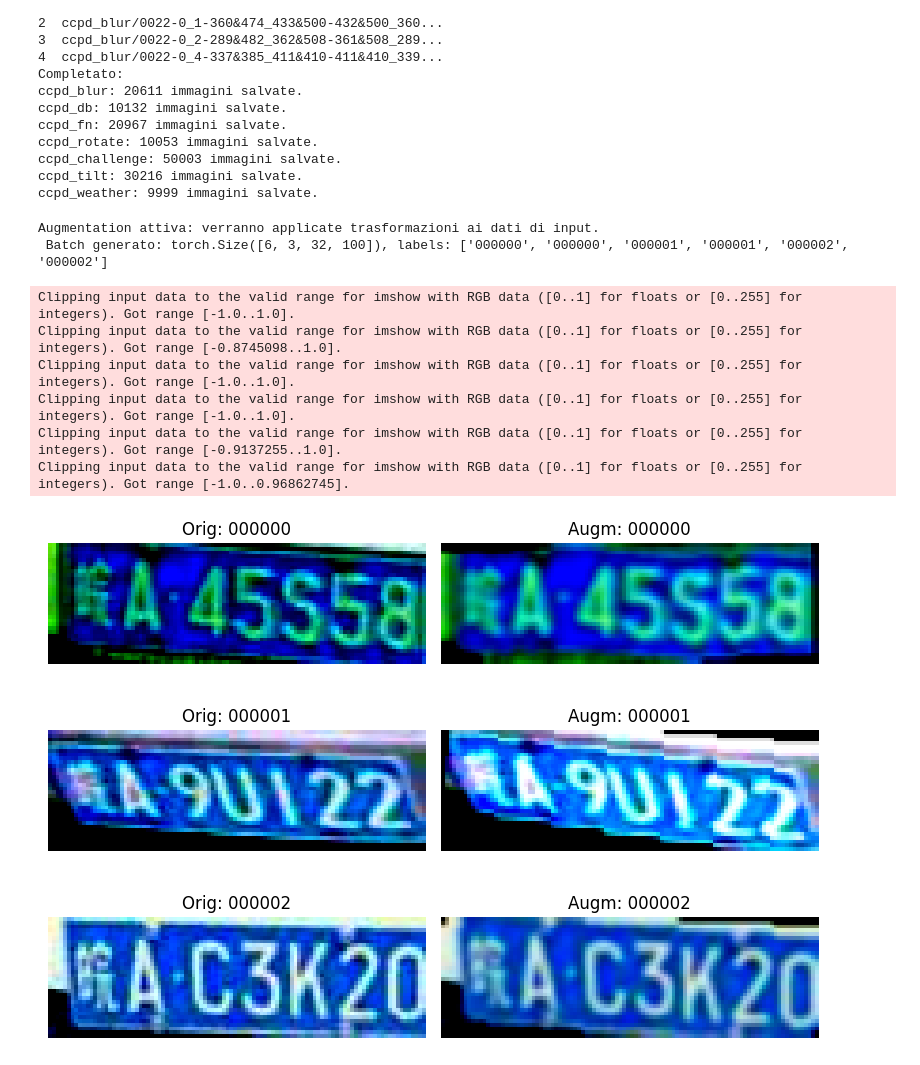
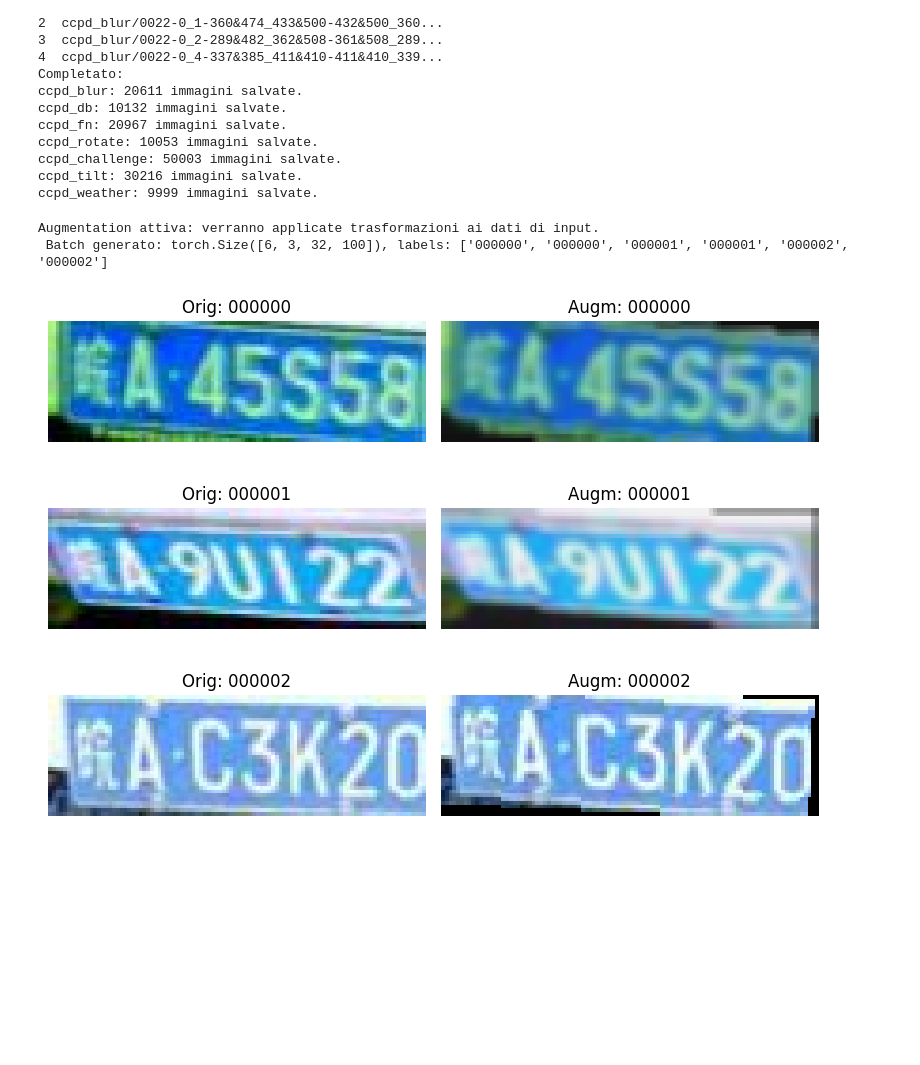
Before and after one commit to martinagiusti/CV-Project, a Jupyter notebook: STAR-Net_recognition.ipynb, the cells around one changed output. Drawn from its saved outputs; the diff is of its cells as text; code cells hidden in the pictures; blank space fills up the shorter version.

```diff
--- a/STAR-Net_recognition.ipynb
+++ b/STAR-Net_recognition.ipynb
@@ -520,42 +520,37 @@ collate_fn = AlignCollate(imgH=32, imgW=100, keep_ratio_with_pad=True, is_traini
 
 # ---- Simula batch come lista di tuple (immagine, label) ----
 batch = [(img, label) for img, label in zip(pil_images, labels)]
 
 # ---- Applica AlignCollate ----
 image_tensors, augmented_labels = collate_fn(batch)
 
 print(f" Batch generato: {image_tensors.shape}, labels: {augmented_labels}")
 
 # ---- Visualizza originale e augmentata ----
 plt.figure(figsize=(8, 6))
 
 for i in range(3):
     # Indici nel tensor: originale = 2i, augmentata = 2i+1
-    img_orig = image_tensors[2 * i].squeeze().permute(1, 2, 0).numpy()
-    img_aug = image_tensors[2 * i + 1].squeeze().permute(1, 2, 0).numpy()
+    img_orig = ((image_tensors[2 * i].squeeze().permute(1, 2, 0).numpy() + 1) / 2).clip(0, 1)
+    img_aug = ((image_tensors[2 * i + 1].squeeze().permute(1, 2, 0).numpy() + 1) / 2).clip(0, 1)
+
 
     plt.subplot(3, 2, i*2 + 1)
     plt.imshow(img_orig, cmap='gray')
     plt.title(f"Orig: {labels[i]}")
     plt.axis('off')
 
     plt.subplot(3, 2, i*2 + 2)
     plt.imshow(img_aug, cmap='gray')
     plt.title(f"Augm: {labels[i]}")
     plt.axis('off')
 
 plt.tight_layout()
 plt.show()
 # %% [output]
 Augmentation attiva: verranno applicate trasformazioni ai dati di input.
  Batch generato: torch.Size([6, 3, 32, 100]), labels: ['000000', '000000', '000001', '000001', '000002', '000002']
-Clipping input data to the valid range for imshow with RGB data ([0..1] for floats or [0..255] for integers). Got range [-1.0..1.0].
-Clipping input data to the valid range for imshow with RGB data ([0..1] for floats or [0..255] for integers). Got range [-0.8745098..1.0].
-Clipping input data to the valid range for imshow with RGB data ([0..1] for floats or [0..255] for integers). Got range [-1.0..1.0].
-Clipping input data to the valid range for imshow with RGB data ([0..1] for floats or [0..255] for integers). Got range [-1.0..1.0].
-Clipping input data to the valid range for imshow with RGB data ([0..1] for floats or [0..255] for integers). Got range [-0.9137255..1.0].
-Clipping input data to the valid range for imshow with RGB data ([0..1] for floats or [0..255] for integers). Got range [-1.0..0.96862745].
-[figure, old version]
+[figure, new version]
 # %%
 # mettere il comando per generare il dataset dalla riga dei comandi:
 
```
